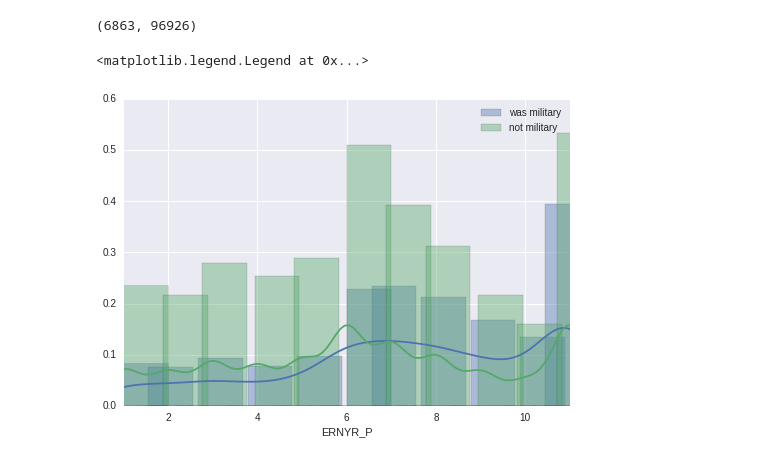
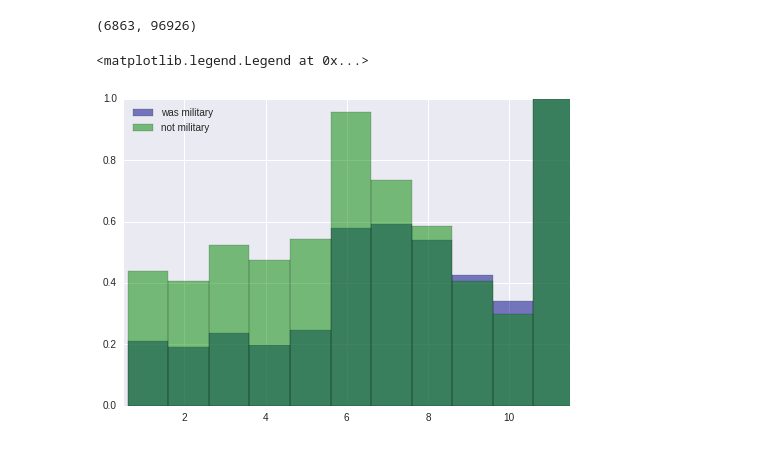
Before and after one commit to joeylmaalouf/NHIS-analysis, a Jupyter notebook: report.ipynb, the cells around one changed output. Saved outputs shown, nothing was run; the diff lists cells and outputs as text; code cells hidden in the pictures.

Commit message:
worked more on visualizing relation between military/financial statuses

```diff
--- a/report.ipynb
+++ b/report.ipynb
@@ -38,13 +38,3 @@ def get_incomes(df):
         (df.WRKLYR1 == 1) & # worked last year
         (df.ERNYR_P < 12)   # and reported their earnings
     ].ERNYR_P               # were in these income brackets
-
-y_incomes = get_incomes(was_military)
-n_incomes = get_incomes(not_military)
-plt.xlim(1, 11)
-sns.distplot(y_incomes, label = "was military", hist_kws = {"width": 1})
-sns.distplot(n_incomes, label = "not military", hist_kws = {"width": 1})
-plt.legend()
-# %% [output]
-<matplotlib.legend.Legend at 0x...>
-[figure, removed]
@@ -50,0 +44,13 @@ plt.legend()
+# %%
+y_i, y_v = y_incomes.value_counts().index, y_incomes.value_counts().values
+n_i, n_v = n_incomes.value_counts().index, n_incomes.value_counts().values
+y_v = y_v / y_v.max().astype(float)
+n_v = n_v / n_v.max().astype(float)
+# %%
+plt.xlim(0.5, 11.5)
+plt.bar(y_i - 0.4, y_v, label = "was military", width = 1, color = "#000088", alpha = 0.5)
+plt.bar(n_i - 0.4, n_v, label = "not military", width = 1, color = "#008800", alpha = 0.5)
+plt.legend(loc = "best")
+# %% [output]
+<matplotlib.legend.Legend at 0x...>
+[figure, added]
```
Also changed, not shown: parts of 2 cells of this notebook.
